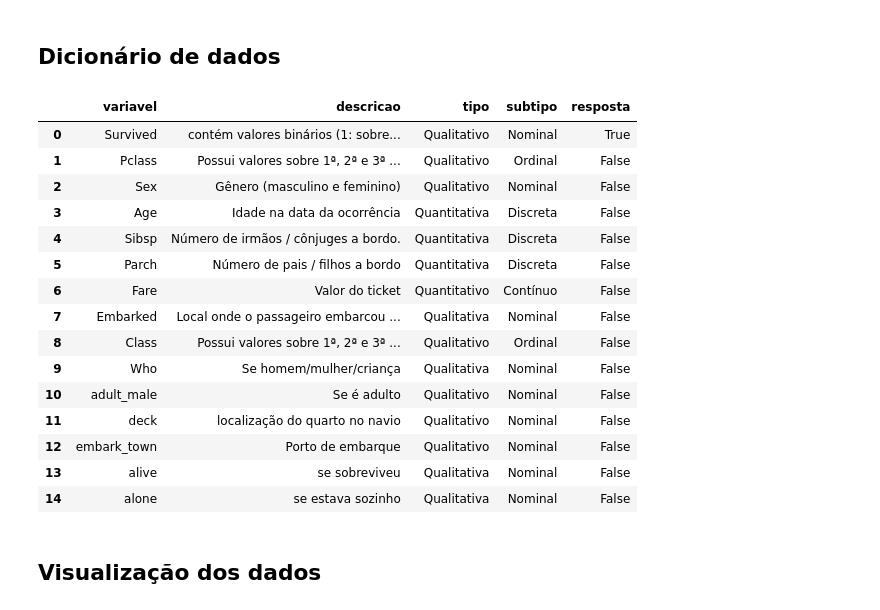
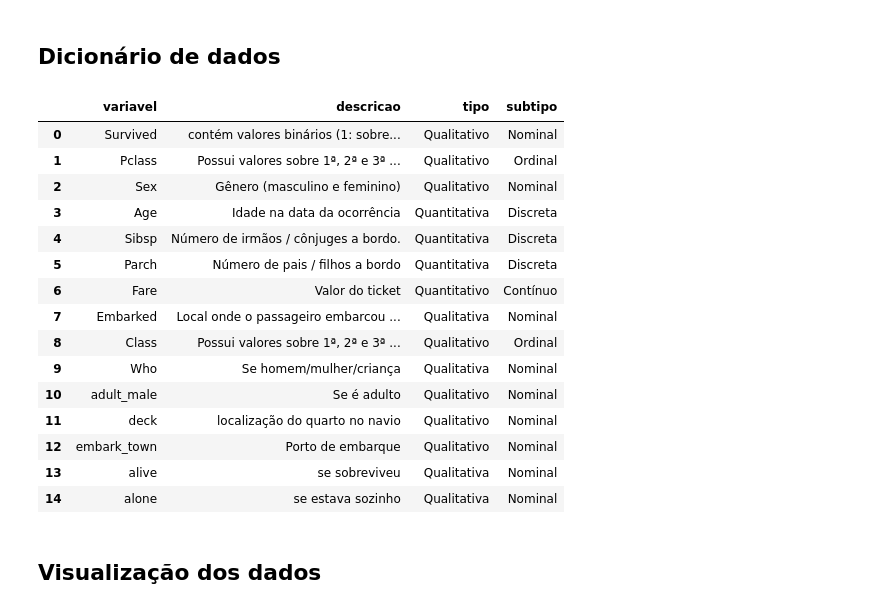
Before and after one commit to thaiisfaustino/bootcamp-atlantico-avanti, a Jupyter notebook: notebooks/02-estatistica-descritiva/Titanic.ipynb, the cells around one changed output. Drawn from its saved outputs; the diff is of its cells as text; code cells hidden in the pictures.

```diff
--- a/notebooks/02-estatistica-descritiva/Titanic.ipynb
+++ b/notebooks/02-estatistica-descritiva/Titanic.ipynb
@@ -60,113 +60,98 @@ df_dict = pd.DataFrame([
         "variavel": "Survived",
         "descricao": "contém valores binários (1: sobreviveu, 0: não sobreviveu)",
         "tipo": "Qualitativo",
-        "subtipo": "Nominal",
-        "resposta": True
+        "subtipo": "Nominal"
     },{
         "variavel": "Pclass",
         "descricao": "Possui valores sobre 1ª, 2ª e 3ª classe",
         "tipo": "Qualitativo",
-        "subtipo": "Ordinal",
-        "resposta": False
+        "subtipo": "Ordinal"
     },{
         "variavel": "Sex",
         "descricao": "Gênero (masculino e feminino)",
         "tipo": "Qualitativo",
-        "subtipo": "Nominal",
-        "resposta": False
+        "subtipo": "Nominal"
     },{
         "variavel": "Age",
         "descricao": "Idade na data da ocorrência",
         "tipo": "Quantitativa",
-        "subtipo": "Discreta",
-        "resposta": False
+        "subtipo": "Discreta"
     },{
         "variavel": "Sibsp",
         "descricao": "Número de irmãos / cônjuges a bordo.",
         "tipo": "Quantitativa",
-        "subtipo": "Discreta",
-        "resposta": False
+        "subtipo": "Discreta"
     },{
         "variavel": "Parch",
         "descricao": "Número de pais / filhos a bordo",
         "tipo": "Quantitativa",
-        "subtipo": "Discreta",
-        "resposta": False
+        "subtipo": "Discreta"
     },{
         "variavel": "Fare",
         "descricao": "Valor do ticket",
         "tipo": "Quantitativo",
-        "subtipo": "Contínuo",
-        "resposta": False
+        "subtipo": "Contínuo"
     },{
         "variavel": "Embarked",
         "descricao": "Local onde o passageiro embarcou no navio",
         "tipo": "Qualitativa",
-        "subtipo": "Nominal",
-        "resposta": False
+        "subtipo": "Nominal"
     },{
         "variavel": "Class",
         "descricao": "Possui valores sobre 1ª, 2ª e 3ª classe",
         "tipo": "Qualitativo",
-        "subtipo": "Ordinal",
-        "resposta": False
+        "subtipo": "Ordinal"
     },{
         "variavel": "Who",
         "descricao": "Se homem/mulher/criança",
         "tipo": "Qualitativa",
-        "subtipo": "Nominal",
-        "resposta": False
+        "subtipo": "Nominal"
     },{
         "variavel": "adult_male",
         "descricao": "Se é adulto",
         "tipo": "Qualitativo",
-        "subtipo": "Nominal",
-        "resposta": False
+        "subtipo": "Nominal"
     },{
         "variavel": "deck",
         "descricao": "localização do quarto no navio",
         "tipo": "Qualitativo",
-        "subtipo": "Nominal",
-        "resposta": False
+        "subtipo": "Nominal"
     },{
         "variavel": "embark_town",
         "descricao": "Porto de embarque",
         "tipo": "Qualitativo",
-        "subtipo": "Nominal",
-        "resposta": False
+        "subtipo": "Nominal"
     },{
         "variavel": "alive",
         "descricao": "se sobreviveu",
         "tipo": "Qualitativa",
-        "subtipo": "Nominal",
-        "resposta": False
+        "subtipo": "Nominal"
     },{
         "variavel": "alone",
         "descricao": "se estava sozinho",
         "tipo": "Qualitativa",
-        "subtipo": "Nominal",
-        "resposta": False
+        "subtipo": "Nominal"
     },
 ])
 
 df_dict
 # %% [output]
-|  | variavel | descricao | tipo | subtipo | resposta |
-| 0 | Survived | contém valores binários (1: sobre... | Qualitativo | Nominal | True |
-| 1 | Pclass | Possui valores sobre 1ª, 2ª e 3ª ... | Qualitativo | Ordinal | False |
-| 2 | Sex | Gênero (masculino e feminino) | Qualitativo | Nominal | False |
-| 3 | Age | Idade na data da ocorrência | Quantitativa | Discreta | False |
-| 4 | Sibsp | Número de irmãos / cônjuges a bordo. | Quantitativa | Discreta | False |
-| 5 | Parch | Número de pais / filhos a bordo | Quantitativa | Discreta | False |
-| 6 | Fare | Valor do ticket | Quantitativo | Contínuo | False |
-| 7 | Embarked | Local onde o passageiro embarcou ... | Qualitativa | Nominal | False |
-| 8 | Class | Possui valores sobre 1ª, 2ª e 3ª ... | Qualitativo | Ordinal | False |
-| 9 | Who | Se homem/mulher/criança | Qualitativa | Nominal | False |
-| 10 | adult_male | Se é adulto | Qualitativo | Nominal | False |
-| 11 | deck | localização do quarto no navio | Qualitativo | Nominal | False |
-| 12 | embark_town | Porto de embarque | Qualitativo | Nominal | False |
-| 13 | alive | se sobreviveu | Qualitativa | Nominal | False |
-| 14 | alone | se estava sozinho | Qualitativa | Nominal | False |
+|  | variavel | descricao | tipo | subtipo |
+| 0 | Survived | contém valores binários (1: sobre... | Qualitativo | Nominal |
+| 1 | Pclass | Possui valores sobre 1ª, 2ª e 3ª ... | Qualitativo | Ordinal |
+| 2 | Sex | Gênero (masculino e feminino) | Qualitativo | Nominal |
+| 3 | Age | Idade na data da ocorrência | Quantitativa | Discreta |
+| 4 | Sibsp | Número de irmãos / cônjuges a bordo. | Quantitativa | Discreta |
+| 5 | Parch | Número de pais / filhos a bordo | Quantitativa | Discreta |
+| 6 | Fare | Valor do ticket | Quantitativo | Contínuo |
+| 7 | Embarked | Local onde o passageiro embarcou ... | Qualitativa | Nominal |
+| 8 | Class | Possui valores sobre 1ª, 2ª e 3ª ... | Qualitativo | Ordinal |
+| 9 | Who | Se homem/mulher/criança | Qualitativa | Nominal |
+| 10 | adult_male | Se é adulto | Qualitativo | Nominal |
+| 11 | deck | localização do quarto no navio | Qualitativo | Nominal |
+| 12 | embark_town | Porto de embarque | Qualitativo | Nominal |
+| 13 | alive | se sobreviveu | Qualitativa | Nominal |
+| 14 | alone | se estava sozinho | Qualitativa | Nominal |
 # %% [markdown]
 ## Visualização dos dados
 # %% [markdown]
```
Also changed, not shown: 3 other files.
